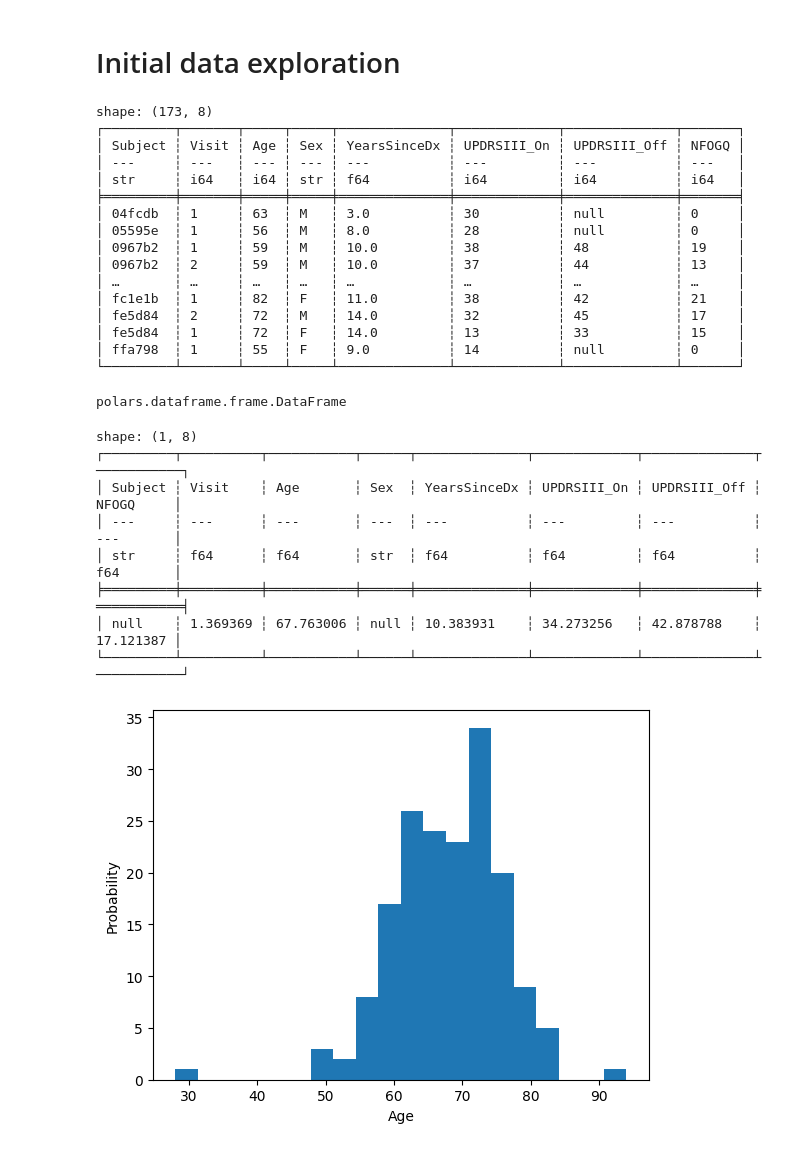
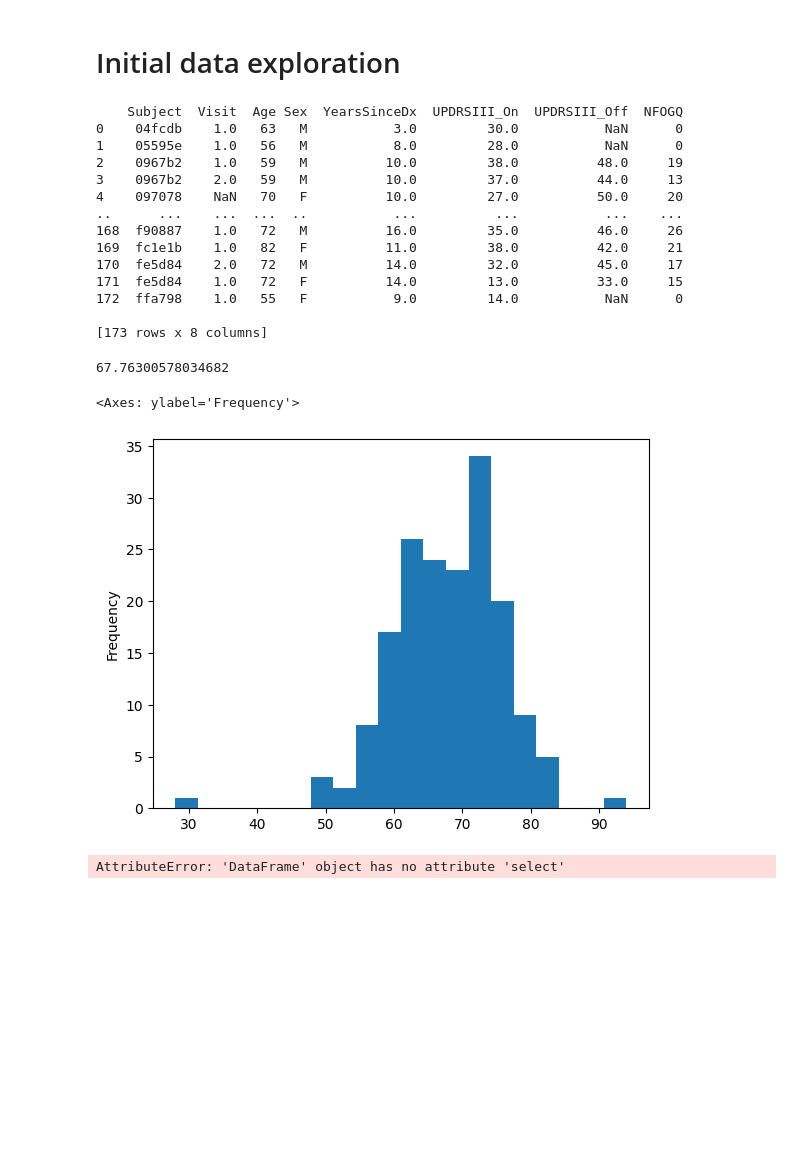
Before and after one commit to caromimo/parkinsons, a Jupyter notebook: notebooks/01-cm-initial-data-exploration.ipynb, the cells around one changed output. Cells and saved outputs as stored; diff of their text form; code cells hidden in the pictures; blank space fills up the shorter version.

Commit message:
replaced polars with pandas

```diff
--- a/notebooks/01-cm-initial-data-exploration.ipynb
+++ b/notebooks/01-cm-initial-data-exploration.ipynb
@@ -5,48 +5,39 @@ import polars as pl
 import matplotlib.pyplot as plot
 import seaborn as sns
 # %%
-q = (
-    pl.scan_csv("../data/raw/subjects.csv")
-)
-
-df = q.collect()
-
+df = pd.read_csv("../data/raw/subjects.csv")
 print(df)
-type(df)
 # %% [output]
-shape: (173, 8)
-┌─────────┬───────┬─────┬─────┬──────────────┬─────────────┬──────────────┬───────┐
-│ Subject ┆ Visit ┆ Age ┆ Sex ┆ YearsSinceDx ┆ UPDRSIII_On ┆ UPDRSIII_Off ┆ NFOGQ │
-│ ---     ┆ ---   ┆ --- ┆ --- ┆ ---          ┆ ---         ┆ ---          ┆ ---   │
-│ str     ┆ i64   ┆ i64 ┆ str ┆ f64          ┆ i64         ┆ i64          ┆ i64   │
-╞═════════╪═══════╪═════╪═════╪══════════════╪═════════════╪══════════════╪═══════╡
-│ 04fcdb  ┆ 1     ┆ 63  ┆ M   ┆ 3.0          ┆ 30          ┆ null         ┆ 0     │
-│ 05595e  ┆ 1     ┆ 56  ┆ M   ┆ 8.0          ┆ 28          ┆ null         ┆ 0     │
-│ 0967b2  ┆ 1     ┆ 59  ┆ M   ┆ 10.0         ┆ 38          ┆ 48           ┆ 19    │
-│ 0967b2  ┆ 2     ┆ 59  ┆ M   ┆ 10.0         ┆ 37          ┆ 44           ┆ 13    │
-│ …       ┆ …     ┆ …   ┆ …   ┆ …            ┆ …           ┆ …            ┆ …     │
-│ fc1e1b  ┆ 1     ┆ 82  ┆ F   ┆ 11.0         ┆ 38          ┆ 42           ┆ 21    │
-│ fe5d84  ┆ 2     ┆ 72  ┆ M   ┆ 14.0         ┆ 32          ┆ 45           ┆ 17    │
-│ fe5d84  ┆ 1     ┆ 72  ┆ F   ┆ 14.0         ┆ 13          ┆ 33           ┆ 15    │
-│ ffa798  ┆ 1     ┆ 55  ┆ F   ┆ 9.0          ┆ 14          ┆ null         ┆ 0     │
-└─────────┴───────┴─────┴─────┴──────────────┴─────────────┴──────────────┴───────┘
+    Subject  Visit  Age Sex  YearsSinceDx  UPDRSIII_On  UPDRSIII_Off  NFOGQ
+0    04fcdb    1.0   63   M           3.0         30.0           NaN      0
+1    05595e    1.0   56   M           8.0         28.0           NaN      0
+2    0967b2    1.0   59   M          10.0         38.0          48.0     19
+3    0967b2    2.0   59   M          10.0         37.0          44.0     13
+4    097078    NaN   70   F          10.0         27.0          50.0     20
+..      ...    ...  ...  ..           ...          ...           ...    ...
+168  f90887    1.0   72   M          16.0         35.0          46.0     26
+169  fc1e1b    1.0   82   F          11.0         38.0          42.0     21
+170  fe5d84    2.0   72   M          14.0         32.0          45.0     17
+171  fe5d84    1.0   72   F          14.0         13.0          33.0     15
+172  ffa798    1.0   55   F           9.0         14.0           NaN      0
+
+[173 rows x 8 columns]
-polars.dataframe.frame.DataFrame
-# %%
-averages = df.mean()
-print(averages)
-# %% [output]
-shape: (1, 8)
-┌─────────┬──────────┬───────────┬──────┬──────────────┬─────────────┬──────────────┬───────────┐
-│ Subject ┆ Visit    ┆ Age       ┆ Sex  ┆ YearsSinceDx ┆ UPDRSIII_On ┆ UPDRSIII_Off ┆ NFOGQ     │
-│ ---     ┆ ---      ┆ ---       ┆ ---  ┆ ---          ┆ ---         ┆ ---          ┆ ---       │
-│ str     ┆ f64      ┆ f64       ┆ str  ┆ f64          ┆ f64         ┆ f64          ┆ f64       │
-╞═════════╪══════════╪═══════════╪══════╪══════════════╪═════════════╪══════════════╪═══════════╡
-│ null    ┆ 1.369369 ┆ 67.763006 ┆ null ┆ 10.383931    ┆ 34.273256   ┆ 42.878788    ┆ 17.121387 │
-└─────────┴──────────┴───────────┴──────┴──────────────┴─────────────┴──────────────┴───────────┘
+# %%
+# Calculate average age of participants
+df["Age"].mean()
+# %% [output]
+67.76300578034682
+# %%
+
+# Plot histogram of age of participants
+df["Age"].plot.hist(bins=20)
+# %% [output]
+<Axes: ylabel='Frequency'>
+[figure, added]
 # %%
 plot.hist(df.select("Age"), bins=20)
 plot.xlabel('Age')
-plot.ylabel('Probability')
+plot.ylabel('Count')
 plot.show()
 # %% [output]
-[figure, removed]
+AttributeError: 'DataFrame' object has no attribute 'select'
```
Also changed, not shown: parts of 5 cells of this notebook.
